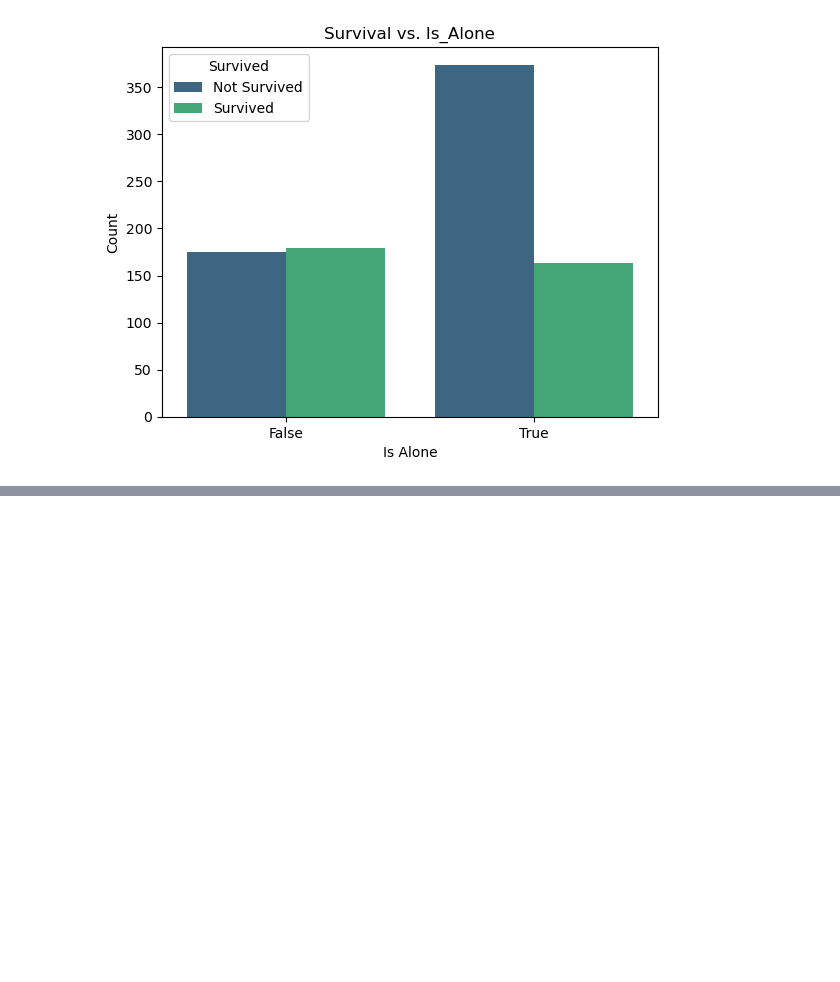
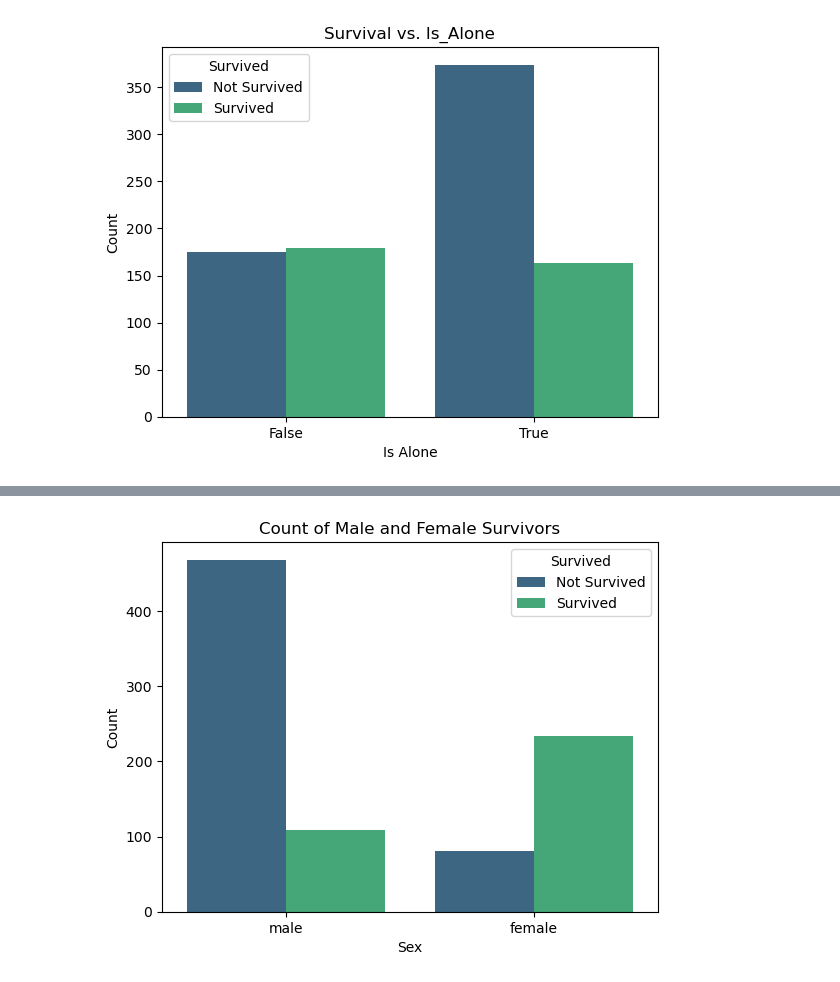
Before and after one commit to VictorAbhi/ml_learning, a Jupyter notebook: ml/python_libraries_for_data_science/matplotlib/titanic.ipynb, the cells around one changed output, grey strips where cells are left out. Saved outputs shown, nothing was run; the diff lists cells and outputs as text; code cells hidden in the pictures; blank space fills up the shorter version.

```diff
--- a/ml/python_libraries_for_data_science/matplotlib/titanic.ipynb
+++ b/ml/python_libraries_for_data_science/matplotlib/titanic.ipynb
@@ -274,0 +259,2 @@ data.drop(columns=['Sex_female','Sex_male'], axis=1)
+# %%
+data['Is_male'] = data['Sex'].map( {'female': 0, 'male': 1} ).astype(int)
@@ -274,0 +271,9 @@ data.drop(columns=['Sex_female','Sex_male'], axis=1)
+# %%
+sns.countplot(data=data, x='Sex', hue='Survived', palette='viridis')
+plt.title('Count of Male and Female Survivors')
+plt.xlabel('Sex')
+plt.ylabel('Count')
+plt.legend(title='Survived', labels=['Not Survived', 'Survived'])
+plt.show()
+# %% [output]
+[figure, added]
```
Also changed, not shown: parts of 7 cells of this notebook, 1 other file.
